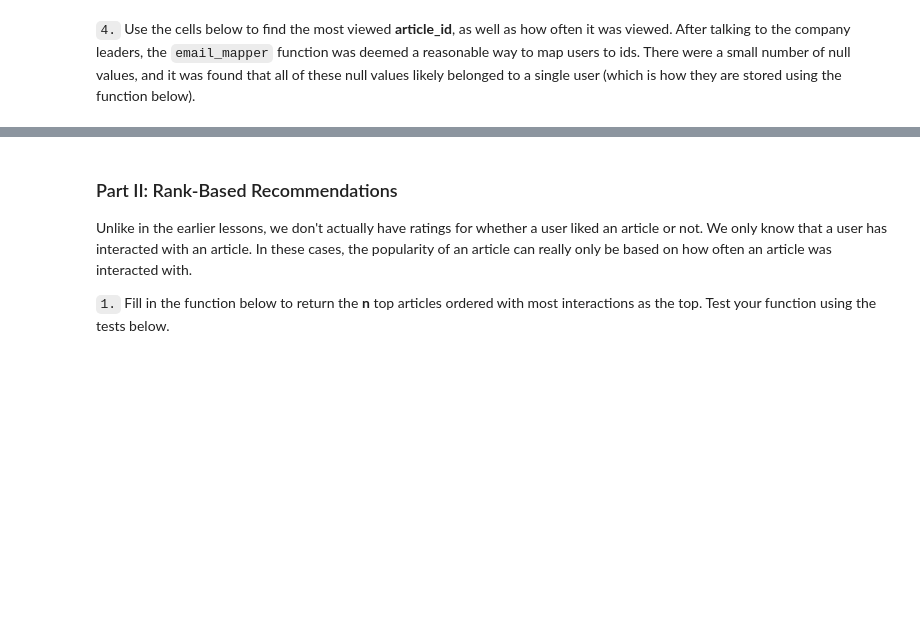
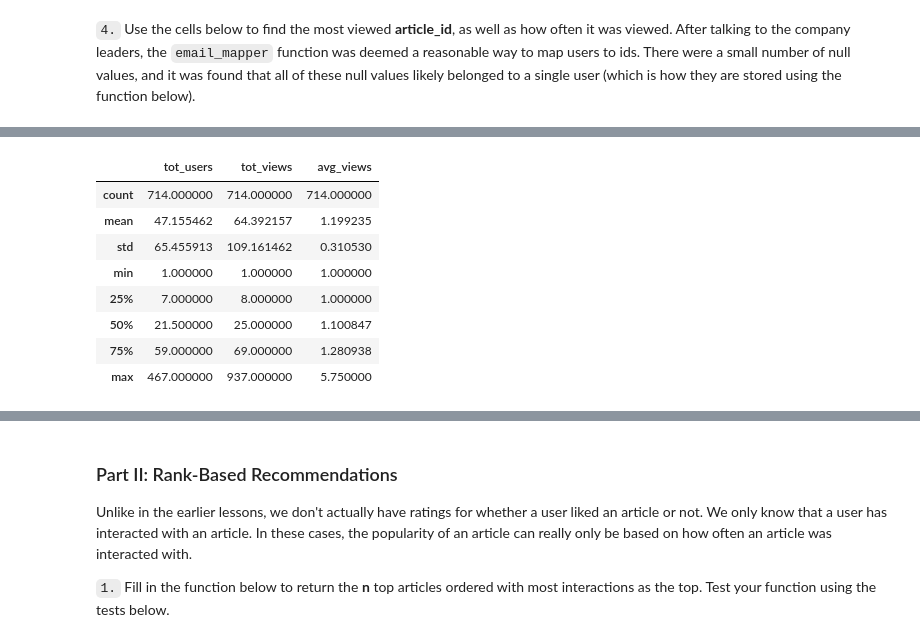
Before and after one commit to dujamaa/Proj3_Recommendations, a Jupyter notebook: Recommendations_with_IBM.ipynb, the cells around one changed output, grey strips where cells are left out. Cells and saved outputs as stored; diff of their text form; code cells hidden in the pictures; blank space fills up the shorter version.

```diff
--- a/Recommendations_with_IBM.ipynb
+++ b/Recommendations_with_IBM.ipynb
@@ -194,2 +206,19 @@ user_article_interactions = # The number of user-article interactions
 # %% [markdown]
 `4.` Use the cells below to find the most viewed **article_id**, as well as how often it was viewed.  After talking to the company leaders, the `email_mapper` function was deemed a reasonable way to map users to ids.  There were a small number of null values, and it was found that all of these null values likely belonged to a single user (which is how they are stored using the function below).
+# %%
+# Total number of users per article
+users_per_article = pd.DataFrame(interactions.groupby('article_id')['email'].count())
+users_per_article.columns = ['tot_users']
+
+# Total Number of User views per article
+views_per_article = pd.DataFrame(interactions.groupby('article_id')['interactions'].sum())
+views_per_article.columns = ['tot_views']
+
+# Average Number of Views per User per article
+avg_views = pd.DataFrame(interactions.groupby('article_id')['interactions'].mean())
+avg_views.columns = ['avg_views']
+
+# Article Views
+article_views = users_per_article.join(views_per_article)
+article_views = article_views.join(avg_views)
+article_views.head()
@@ -196 +233,13 @@ user_article_interactions = # The number of user-article interactions
+# %%
+article_views.describe()
+# %% [output]
+|  | tot_users | tot_views | avg_views |
+| count | 714.000000 | 714.000000 | 714.000000 |
+| mean | 47.155462 | 64.392157 | 1.199235 |
+| std | 65.455913 | 109.161462 | 0.310530 |
+| min | 1.000000 | 1.000000 | 1.000000 |
+| 25% | 7.000000 | 8.000000 | 1.000000 |
+| 50% | 21.500000 | 25.000000 | 1.100847 |
+| 75% | 59.000000 | 69.000000 | 1.280938 |
+| max | 467.000000 | 937.000000 | 5.750000 |
 # %%
```
Also changed, not shown: parts of 19 cells of this notebook.
